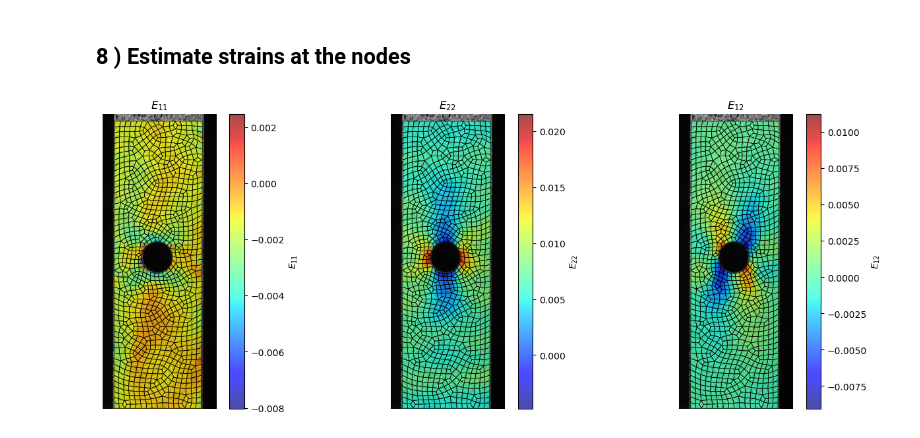
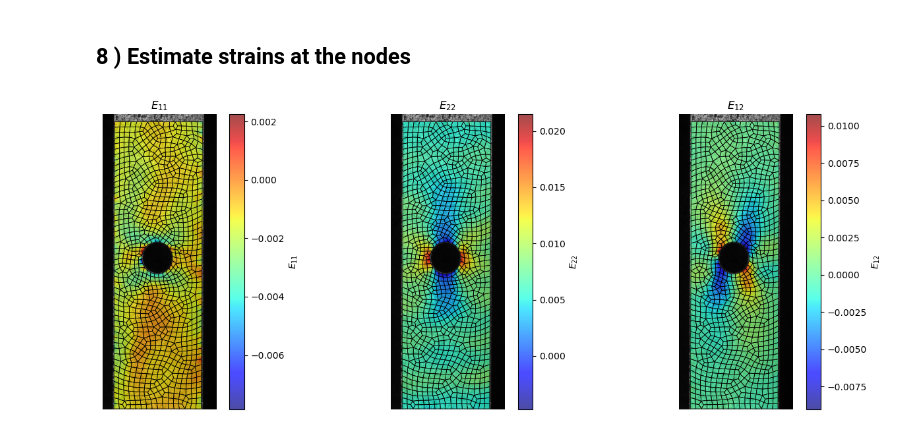
Before and after one commit to EmileRouxSMB/D2IC, a Jupyter notebook: doc/01_Simple2D_DIC.ipynb, the cells around one changed output. Cells and saved outputs as stored; diff of their text form; code cells hidden in the pictures.

```diff
--- a/doc/01_Simple2D_DIC.ipynb
+++ b/doc/01_Simple2D_DIC.ipynb
@@ -226,7 +246,13 @@ plotter = DICPlotter(
     dic_object=dic,
 )
 fig, _ = plotter.plot_displacement_component("Uy", image_alpha=0.7)
+
+plt.savefig(out_dir / "Simple2D_DIC_Ohtcfrp_Uy_field.png", dpi=300)
 plt.show()
+
+fig, _ = plotter.plot_displacement_component("Ux", image_alpha=0.7)
+plt.savefig(out_dir / "Simple2D_DIC_Ohtcfrp_Ux_field.png", dpi=300)
+plt.show()
 # %% [output]
 [Nodal-spring_jacobi] sweep 1/10, J=3.8154e+00
 [Nodal-spring_jacobi] sweep 2/10, J=4.7275e+00
@@ -242,53 +269,48 @@ plt.show()
 # %% [markdown]
 ## 8 ) Estimate strains at the nodes
 # %%
-
 F_all, E_all = dic.compute_green_lagrange_strain_nodes(
     displacement_refined,
     k_ring=2,
     gauge_length=40.0,
 )
 
 plotter_strain = DICPlotter(
     background_image=im_def,
     displacement=displacement_refined,
     strain_fields=(F_all, E_all),
     dic_object=dic,
 )
 
-def plot_scalar_field(ax, values, title, cmap="jet", image_alpha=0.7):
+def plot_scalar_field(ax, field_name, cmap="jet", image_alpha=0.7):
     ax.imshow(plotter_strain.background_image, cmap="gray", origin="lower", alpha=1.0)
-    mesh = ax.tripcolor(
-        plotter_strain.triangulation,
-        values,
-        shading="gouraud",
-        cmap=cmap,
-        alpha=image_alpha,
-        edgecolors="none",
-        linewidth=0.0,
-    )
+    field_map = plotter_strain._get_scalar_field_map(field_name)
+    masked = np.ma.array(field_map, mask=~np.isfinite(field_map))
+    mesh = ax.imshow(masked, cmap=cmap, origin="lower", alpha=image_alpha)
     quad_mesh = plotter_strain._quad_mesh_collection()
     if quad_mesh is not None:
         ax.add_collection(quad_mesh)
     ax.set_aspect("equal")
-    ax.set_title(title)
+    ax.set_title(plotter_strain._latex_label(field_name, "strain"))
     ax.set_axis_off()
     return mesh
 
 fields = [
     ("Exx", "Exx"),
     ("Eyy", "Eyy"),
     ("Exy", "Exy"),
 ]
 
 fig, axes = plt.subplots(1, 3, figsize=(15, 5), sharex=True, sharey=True)
 for ax, (field_name, _) in zip(axes, fields):
-    values = plotter_strain.strain_fields[field_name]
-    title = plotter_strain._latex_label(field_name, "strain")
-    mesh = plot_scalar_field(ax, values, title)
-    fig.colorbar(mesh, ax=ax, fraction=0.046, pad=0.04, label=title)
+    mesh = plot_scalar_field(ax, field_name)
+    label = plotter_strain._latex_label(field_name, "strain")
+    fig.colorbar(mesh, ax=ax, fraction=0.046, pad=0.04, label=label)
 
 plt.tight_layout()
+
+
+plt.savefig(out_dir / "Simple2D_DIC_Ohtcfrp_Estrain_fields.png", dpi=300)
 plt.show()
 # %% [output]
-[figure, old version]
+[figure, new version]
```
Also changed, not shown: parts of 5 cells of this notebook.
